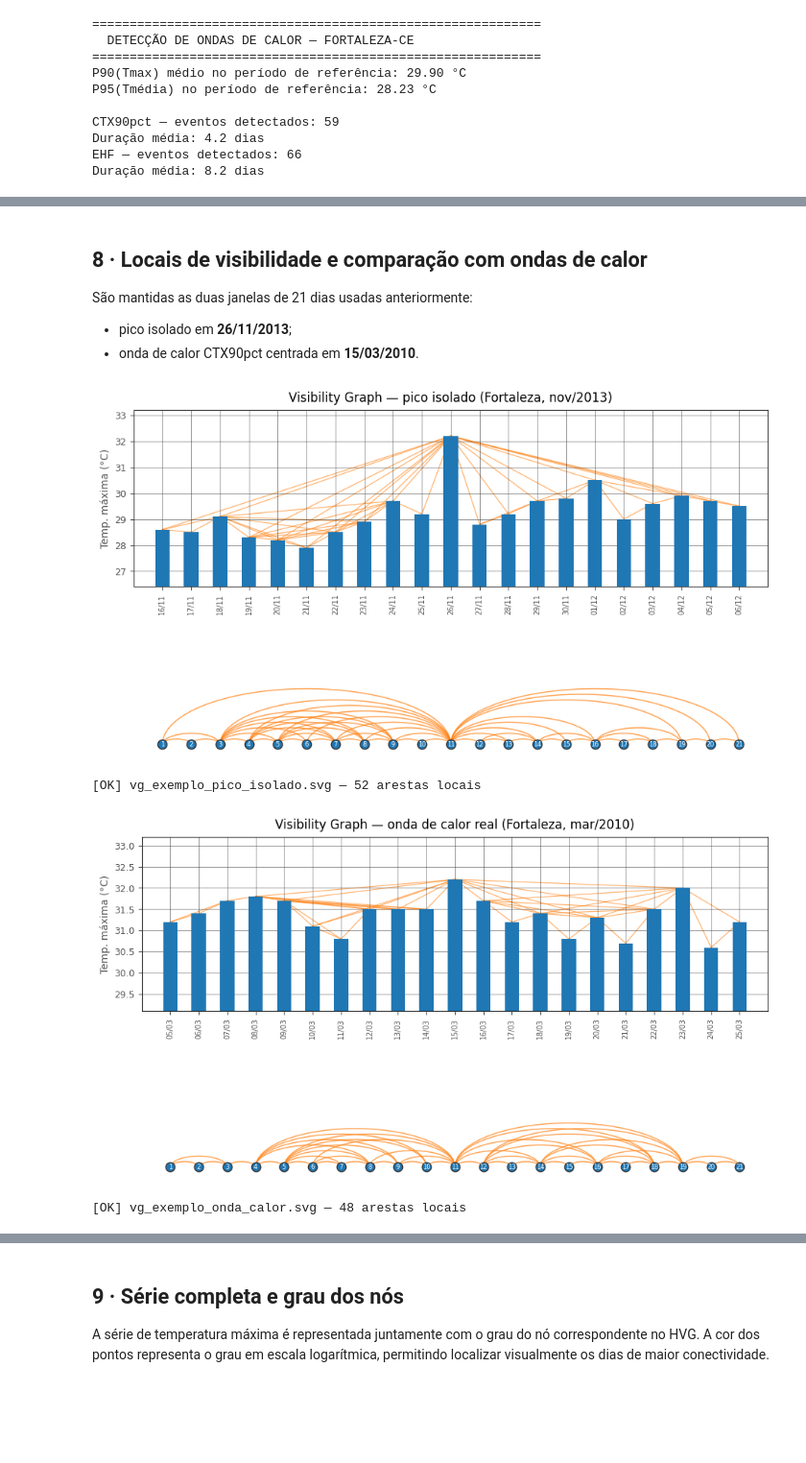
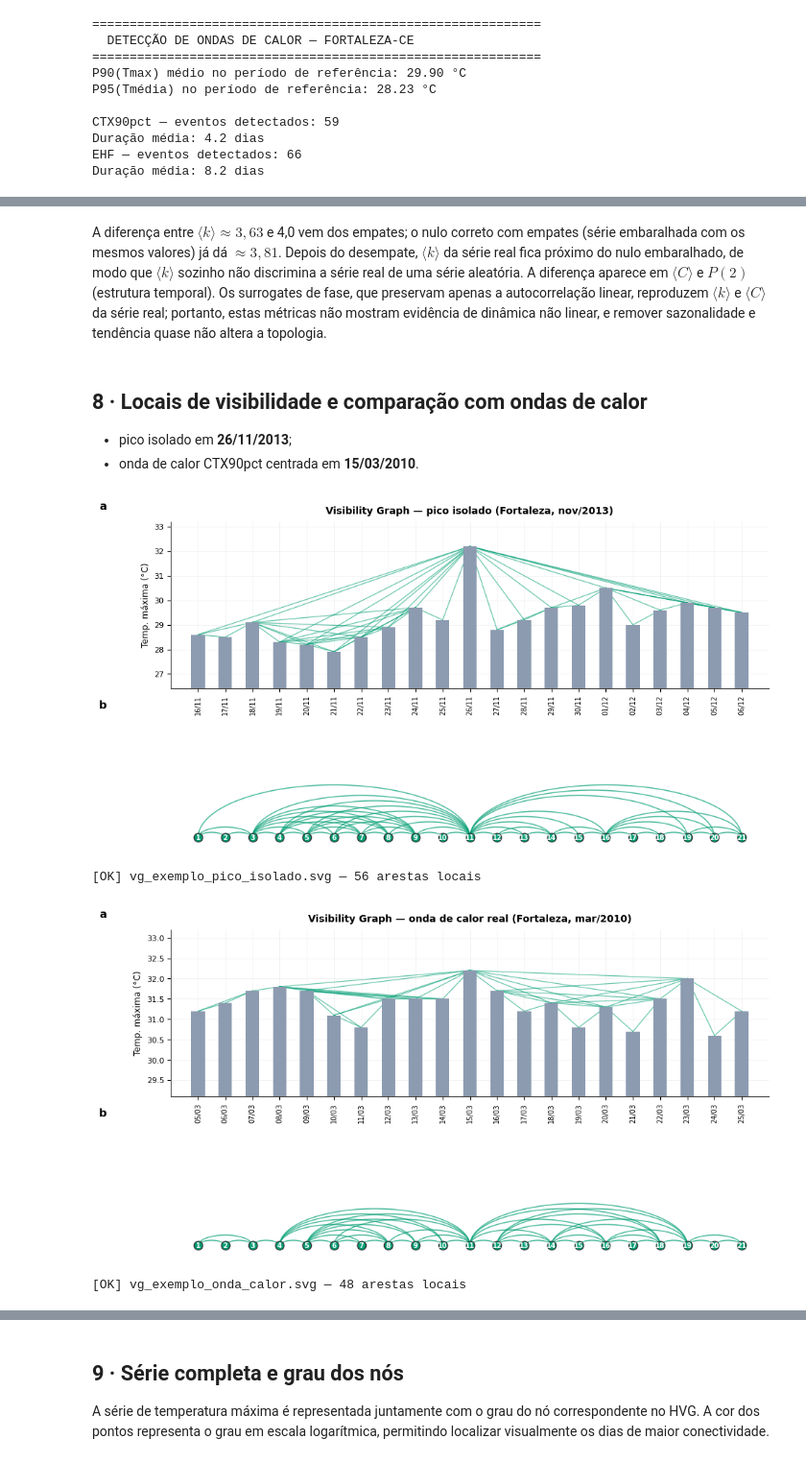
Before and after one commit to hellnM/Ondas-de-Calor-e-VG, a Jupyter notebook: ondas_de_calor_vg.ipynb, the cells around one changed output, grey strips where cells are left out. Shown at 96% size. Cells and saved outputs as stored; diff of their text form; code cells hidden in the pictures; blank space fills up the shorter version.

```diff
--- a/ondas_de_calor_vg.ipynb
+++ b/ondas_de_calor_vg.ipynb
@@ -1040,8 +1428,11 @@ Desvio em relação a 4: -0.3680
+# %% [markdown]
+A diferença entre $\langle k\rangle \approx 3{,}63$ e 4,0 vem dos empates; o nulo correto com empates (série embaralhada com os mesmos valores) já dá $\approx 3{,}81$.
+Depois do desempate, $\langle k\rangle$ da série real fica próximo do nulo embaralhado, de modo que $\langle k\rangle$ sozinho não discrimina a série real de uma série aleatória.
+A diferença aparece em $\langle C\rangle$ e $P(2)$ (estrutura temporal). Os surrogates de fase, que preservam apenas a autocorrelação linear, reproduzem $\langle k\rangle$ e $\langle C\rangle$ da série real; portanto,
+estas métricas não mostram evidência de dinâmica não linear, e remover sazonalidade e tendência quase não altera a topologia.
 # %% [markdown]
 ## 8 · Locais de visibilidade e comparação com ondas de calor
 
-São mantidas as duas janelas de 21 dias usadas anteriormente:
-
 - pico isolado em **26/11/2013**;
 - onda de calor CTX90pct centrada em **15/03/2010**.
 # %%
@@ -1097,7 +1488,7 @@ def plot_estilo_lacasa(
         y - base,
         bottom=base,
         width=0.5,
-        color=AZUL,
+        color=COR_TEMP,
         zorder=2
     )
 
@@ -1105,7 +1496,7 @@ def plot_estilo_lacasa(
         ax_bar.plot(
             [x[i], x[j]],
             [y[i], y[j]],
-            color=LARANJA,
+            color=COR_NVG,
             linewidth=0.9,
             alpha=0.6,
             zorder=1
@@ -1123,13 +1514,15 @@ def plot_estilo_lacasa(
         rotation=90,
         fontsize=7
     )
-    ax_bar.set_title(titulo, pad=8)
+    ax_bar.set_title(titulo, pad=8, fontweight="bold")
+    rotular_painel(ax_bar, "a")
+    rotular_painel(ax_arc, "b")
 
     ax_arc.scatter(
         x,
         np.zeros(n),
         s=80,
-        color=AZUL,
+        color=COR_NVG,
         edgecolor=BORDA,
         zorder=3
     )
@@ -1140,9 +1533,10 @@ def plot_estilo_lacasa(
             (lbl, 0),
             ha="center",
             va="center",
-            fontsize=6,
+            fontsize=7,
+            fontweight="bold",
             zorder=4,
-            color=FUNDO
+            color="white"
         )
 
     for i, j in arestas_locais:
@@ -1153,12 +1547,13 @@ def plot_estilo_lacasa(
         ax_arc.plot(
             centro + raio * np.cos(theta),
             raio * np.sin(theta) * 0.6,
-            color=LARANJA,
+            color=COR_NVG,
             linewidth=1.1,
             alpha=0.7,
             zorder=2
         )
 
+    ax_arc.set_xlabel("Dia na janela (dias)")
     ax_arc.set_xlim(-1, n)
     ax_arc.set_ylim(
         -0.5,
@@ -1211,39 +1606,39 @@ ax.bar(
     offsets - largura / 2,
     [graus_hvg_dict[i] for i in janela1],
     width=largura,
-    color=AZUL,
+    color=COR_PICO,
     label="Pico isolado (nov/2013)"
 )
 
 ax.bar(
     offsets + largura / 2,
     [graus_hvg_dict[i] for i in janela2],
     width=largura,
-    color=LARANJA,
+    color=COR_CALOR,
     label="Onda de calor (mar/2010, CTX90pct)"
 )
 
 ax.axvline(
     0,
-    color=CINZA,
+    color=COR_NULO,
     linewidth=0.8,
     linestyle="--"
 )
 
-ax.set_xlabel("Dias em relação ao centro da janela")
+ax.set_xlabel("Dias em relação ao centro da janela (dias)")
 ax.set_ylabel("Grau no HVG")
 ax.set_title(
     "Comparação dos graus locais — pico isolado vs. onda de calor",
     pad=8
 )
 ax.legend()
 
 salvar_mostrar(
     fig,
     "comparacao_hub_repulsion.svg"
 )
 # %% [output]
-[figure, old version]
+[figure, new version]
-[OK] vg_exemplo_pico_isolado.svg — 52 arestas locais
+[OK] vg_exemplo_pico_isolado.svg — 56 arestas locais
-[figure, old version]
+[figure, new version]
 [OK] vg_exemplo_onda_calor.svg — 48 arestas locais
```
Also changed, not shown: parts of 70 cells of this notebook, 49 other files.
